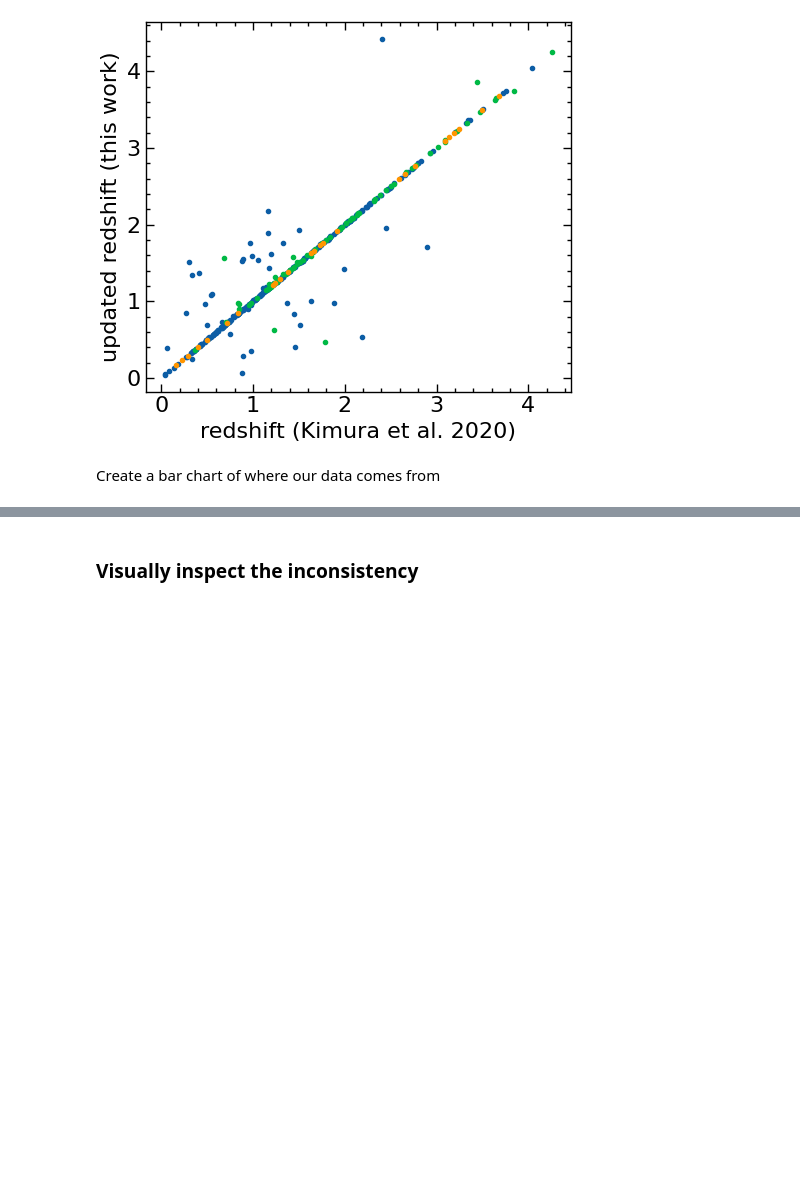
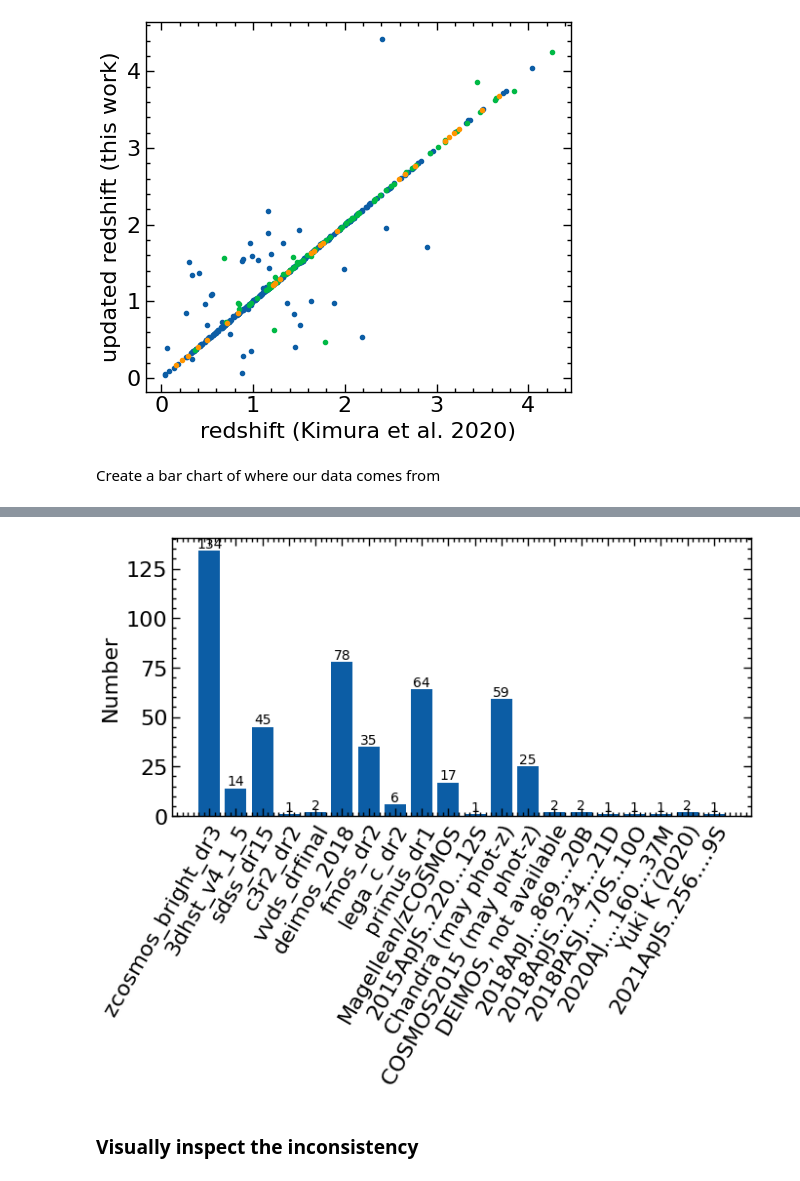
Before and after one commit to Chisen-Lupus/dwarf_agn_cosmos, a Jupyter notebook: hsc-ssp_specz.ipynb, the cells around one changed output, grey strips where cells are left out. Cells and saved outputs as stored; diff of their text form; code cells hidden in the pictures; blank space fills up the shorter version.

```diff
--- a/hsc-ssp_specz.ipynb
+++ b/hsc-ssp_specz.ipynb
@@ -186,13 +186,15 @@ data_agn_updated = copy.deepcopy(data_agn)
 data_agn_updated['bibcode'] = '-'*19
 data_agn_updated['bibcode'][data_agn['r_z']==1] = '2020ApJ...894...24K'
 data_agn_updated['bibcode'][data_agn['r_z']==2] = '2018ApJ...858...77H'
+data_agn_updated['bibcode'][data_agn['r_z']==3] = '2016ApJ...817...34M'
+data_agn_updated['bibcode'][data_agn['r_z']==4] = '2016ApJS..224...24L'
 #data_agn_updated['r_z_bak'] = data_agn['r_z']==2
 
 for j,i in enumerate(idx_hsc_specz):
     # Update the table and backup the original data
     data_agn_updated['r_z'][i] = 1
     data_agn_updated['z'][i] = hsc_targets['specz_redshift'][idx_hsc_pdr3[j]]
-    #data_agn_updated['bibcode'][i] = ### TODO, Add
+    data_agn_updated['bibcode'][i] = 'PDR3 miscellaneous' ### TODO Add
 
 for j,i in enumerate(idx_simbad_specz):
     # Update the table and backup the original data
@@ -311,3 +272,46 @@ fig.savefig('specz_source.pdf', dpi=300);
+# %%
+# HSC (matched in HSC catalog)
+hsc_sources = {}
+for key in source_keys:
+    hsc_sources[key] = np.count_nonzero(hsc_targets[idx_hsc_pdr3][key])
+hsc_sources_filtered = {key[11:]:value for key, value in zip(hsc_sources.keys(), hsc_sources.values()) if value!=0}
+
+# simbad (others than above)
+using_simbad_mask = [i not in idx_hsc_specz for i in data_agn_updated['ID']-1]
+bibcodes, _ = np.unique(data_agn_updated['bibcode'][using_simbad_mask], return_counts=True)
+simbad_bibcodes = {
+    '-------------------': 'not specified',
+    '2009ApJ...696.1195T': 'Magellean/zCOSMOS',
+    '2015ApJS..220...12S': '2015ApJS..220...12S',
+    '2018ApJ...858...77H': 'DEIMOS, not available',
+    '2018ApJ...869...20B': '2018ApJ...869...20B',
+    '2018ApJS..234...21D': '2018ApJS..234...21D',
+    '2018ApJS..239...27S': '2018ApJS..239...27S',
+    '2018PASJ...70S..10O': '2018PASJ...70S..10O',
+    '2019ApJ...877...81M': '2019ApJ...877...81M',
+    '2020AJ....160...37M': '2020AJ....160...37M',
+    '2020ApJ...894...24K': 'Yuki K (2020)',
+    '2021ApJS..256....9S': '2021ApJS..256....9S',
+    '2016ApJ...817...34M': 'Chandra (may phot-z)',
+    '2016ApJS..224...24L': 'COSMOS2015 (may phot-z)'}
+simbad_sources = {}
+for key in bibcodes:
+    simbad_sources[simbad_bibcodes[key]] = np.count_nonzero(data_agn_updated['bibcode'][using_simbad_mask]==key)
+
+joint_source = {}
+joint_source.update(hsc_sources_filtered)
+joint_source.update(simbad_sources)
+
+fig, ax = plt.subplots(1,1, figsize=(7, 6))
+ax.bar([key for key in joint_source.keys()], joint_source.values())
+for c in ax.containers:
+    ax.bar_label(c)
+plt.xticks(rotation=60, ha='right', rotation_mode='anchor');
+ax.set_ylabel('Number')
+fig.tight_layout()
+fig.savefig('specz_source.pdf', dpi=300);
+# %% [output]
+[figure, added]
 # %% [markdown]
 ### Visually inspect the inconsistency
 # %% [markdown]
```
Also changed, not shown: parts of 3 cells of this notebook, 2 other files.
